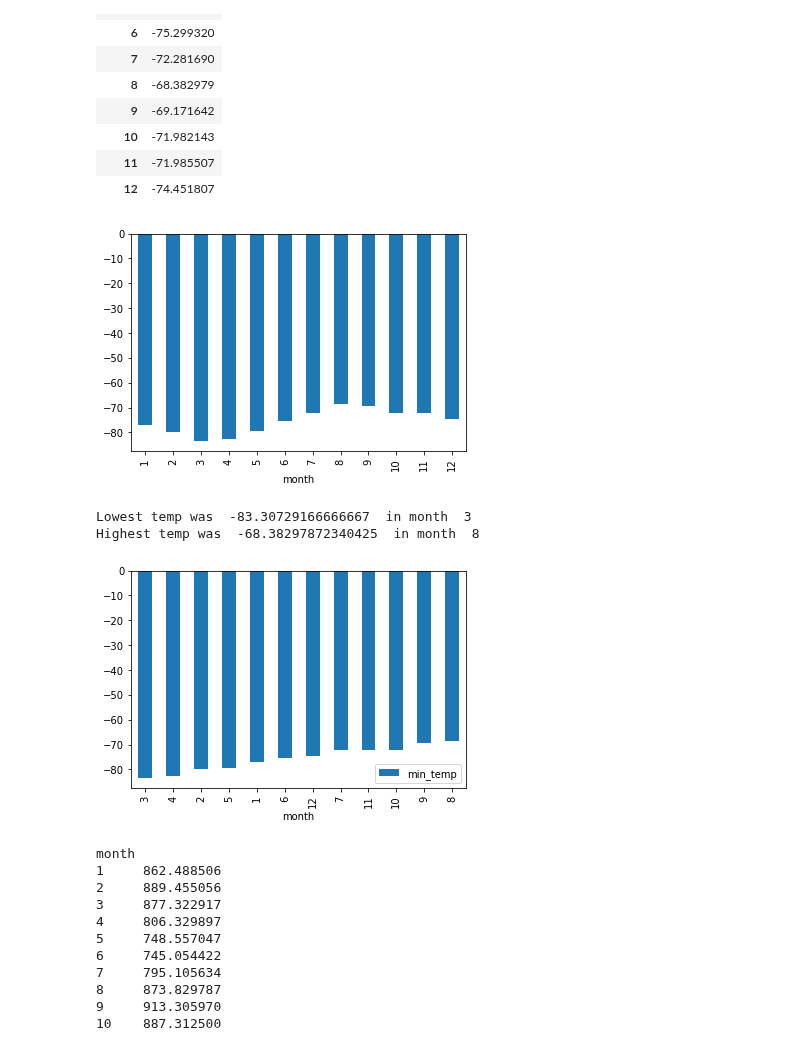
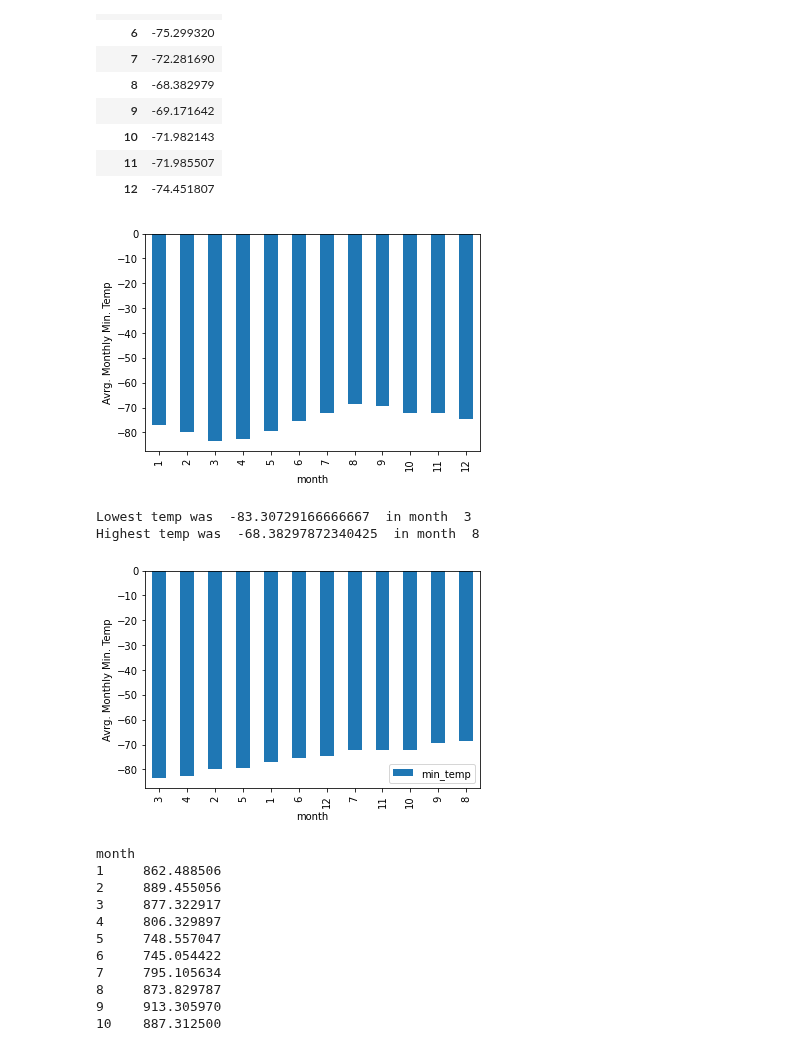
Before and after one commit to OAEspinoza/web_scraping_challenge, a Jupyter notebook: part_2_mars_weather.ipynb, the cells around one changed output. Drawn from its saved outputs; the diff is of its cells as text; code cells hidden in the pictures.

```diff
--- a/part_2_mars_weather.ipynb
+++ b/part_2_mars_weather.ipynb
@@ -231,25 +231,29 @@ average_temp_1
 | 12 | -74.451807 |
 # %%
 # Plot the average temperature by month
-fig=average_temp.plot.bar(x=None, y=None)
-plt.savefig("Fig1_Avrg_temp_monthly.png")
+average_temp.plot.bar()
+plt.ylabel("Avrg. Monthly Min. Temp")
+plt.savefig("Images/Fig2_Avrg_temp_monthly.png")
 # %% [output]
-[figure, old version]
+[figure, new version]
 # %%
 # Identify the coldest and hottest months in Curiosity's location
+# USing Code
 lowest= average_temp_1.min()['min_temp']
 highest=average_temp_1.max()['min_temp']
 lowest_month=average_temp_1[average_temp_1['min_temp']==lowest].index[0]
 highest_month=average_temp_1[average_temp_1['min_temp']==highest].index[0]
-average_temp_sorted=average_temp_1.sort_values(by="min_temp")
-fig=average_temp_sorted.plot.bar(x=None, y=None)
-plt.savefig("Fig2_Avrg_temp_monthly_sorted.png")
 print("Lowest temp was ",lowest," in month ",lowest_month)
 print("Highest temp was ",highest," in month ",highest_month)
+# Graphically
+average_temp_sorted=average_temp_1.sort_values(by="min_temp")
+average_temp_sorted.plot.bar()
+plt.ylabel("Avrg. Monthly Min. Temp")
+plt.savefig("Images/Fig3_Avrg_temp_monthly_sorted.png")
 # %% [output]
 Lowest temp was  -83.30729166666667  in month  3
 Highest temp was  -68.38297872340425  in month  8
-[figure, old version]
+[figure, new version]
 # %%
 # 4. Average pressure by Martian month
 average_pressure=weather_data_df.groupby(['month'])['pressure'].mean()
```
Also changed, not shown: parts of 2 cells of this notebook, 10 other files.
